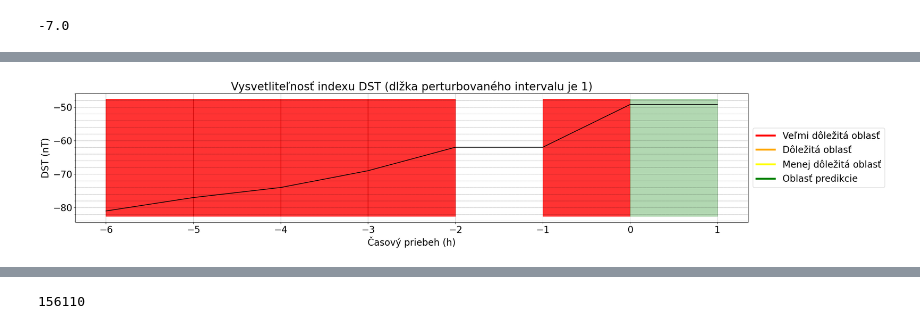
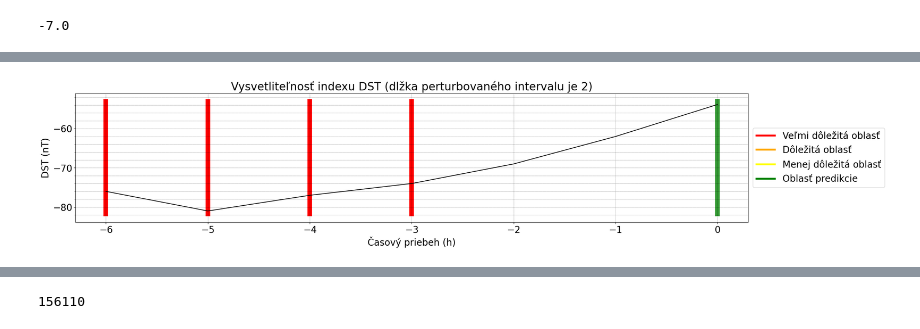
Before and after one commit to Marek929Z/BP-MarekZboray, a Jupyter notebook: 6_6_model_XAI.ipynb, the cells around one changed output, grey strips where cells are left out. Saved outputs shown, nothing was run; the diff lists cells and outputs as text; code cells hidden in the pictures.

```diff
--- a/6_6_model_XAI.ipynb
+++ b/6_6_model_XAI.ipynb
@@ -364,3 +514,3 @@ XAI_for_DST_Prediction(test_generator[0][0][102], model,2, value_for_shutdown)
 # %%
-XAI_for_DST_Prediction_with_predicted_value(test_generator[0][0][103], model,1, value_for_shutdown)
+perturbation_method_with_predicted_value(test_generator[0][0][102], model,2, value_for_shutdown)
 # %% [output]
@@ -374,2 +521,2 @@ XAI_for_DST_Prediction_with_predicted_value(test_generator[0][0][103], model,1,
-[figure, old version]
+[figure, new version]
 # %%
```
Also changed, not shown: parts of 37 cells of this notebook, 8 other files.
